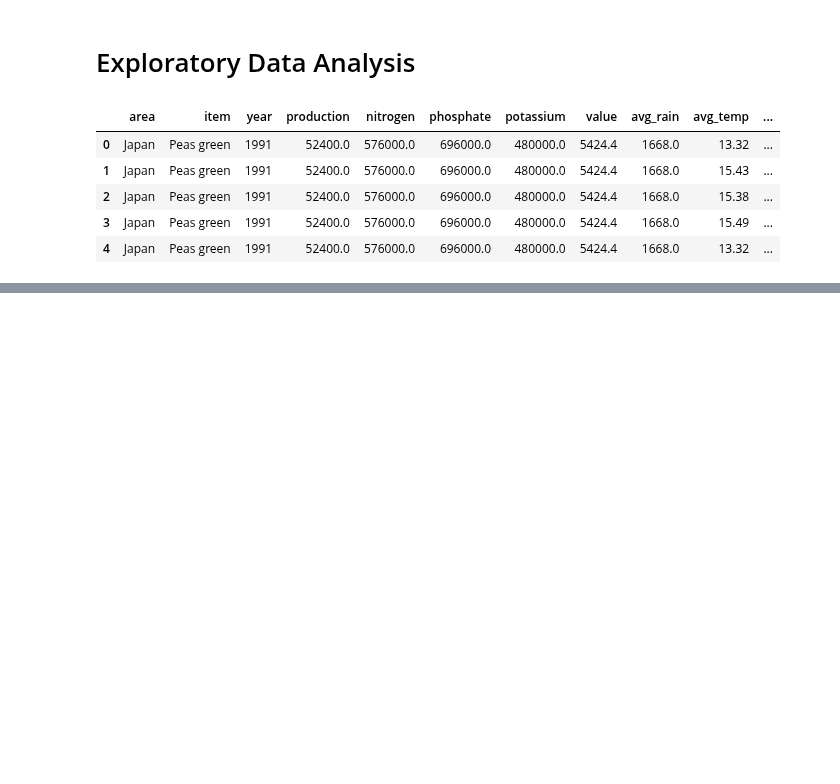
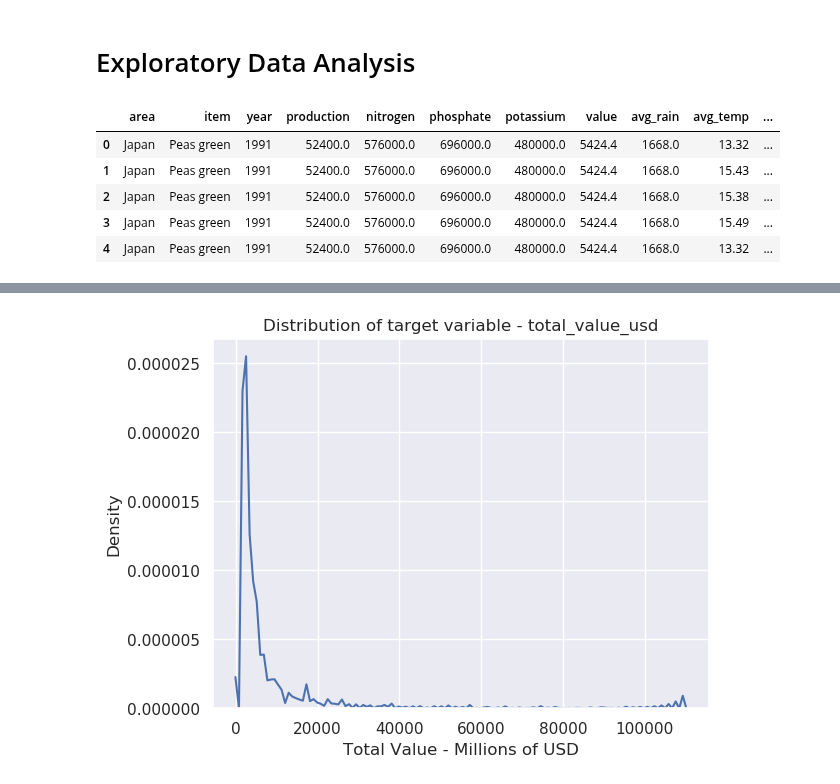
Before and after one commit to hunterblum/CloudFinal-Team1, a Jupyter notebook: Cloud_Team1.ipynb, the cells around one changed output, grey strips where cells are left out. Drawn from its saved outputs; the diff is of its cells as text; code cells hidden in the pictures; blank space fills up the shorter version.

Commit message:
Target EDA

```diff
--- a/Cloud_Team1.ipynb
+++ b/Cloud_Team1.ipynb
@@ -158,0 +167,9 @@ df.head()
+# %%
+sns.set(style = "darkgrid")
+sns.distplot(a = df['total_value_usd']/1_000_000, hist = False, kde = True, rug = False)
+plt.xlabel("Total Value - Millions of USD")
+plt.ylabel("Density")
+plt.title("Distribution of target variable - total_value_usd")
+plt.show()
+# %% [output]
+[figure, added]
```
Also changed, not shown: parts of 2 cells of this notebook.
